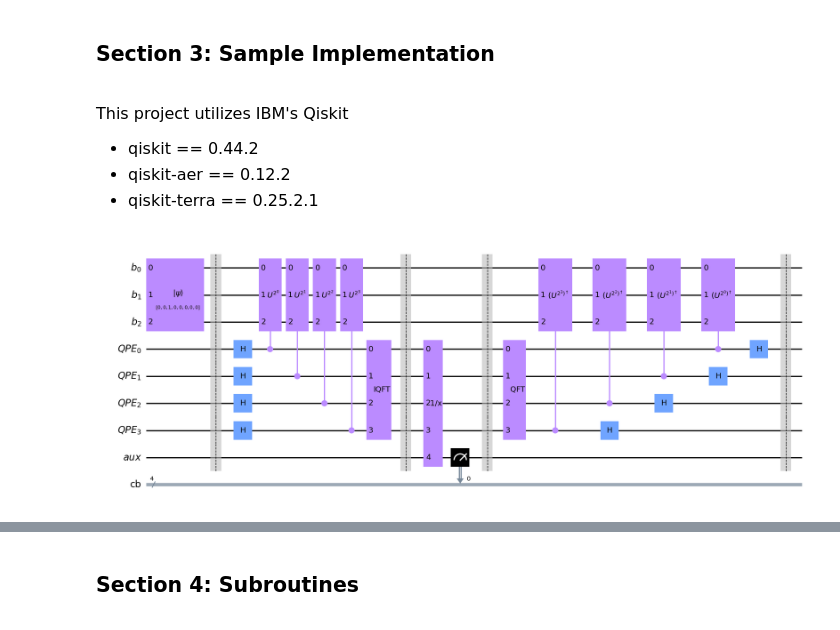
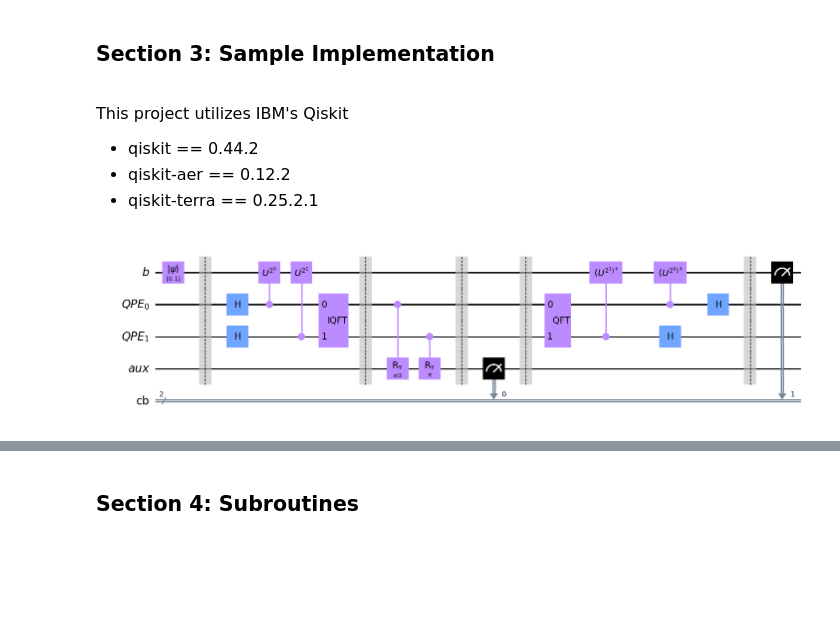
Before and after one commit to sonnyloweus/HHL-Quantum-Linear-Algebra, a Jupyter notebook: QuantumLinearAlgebra_HHL_v2.ipynb, the cells around one changed output, grey strips where cells are left out. Cells and saved outputs as stored; diff of their text form; code cells hidden in the pictures; blank space fills up the shorter version.

Commit message:
Corrected working for 2x2 circuit

```diff
--- a/QuantumLinearAlgebra_HHL_v2.ipynb
+++ b/QuantumLinearAlgebra_HHL_v2.ipynb
@@ -160,6 +161,7 @@ def prepare_hhlparams(
         A: np.ndarray,
         b: np.ndarray,
         tol: float,
+        ev_time: float,
 )-> (np.ndarray, np.ndarray, np.ndarray, int, int):
     if not isinstance(A, np.ndarray) or A.ndim != 2:
         raise TypeError('A must be a 2D numpy matrix')
@@ -178,7 +180,7 @@ def prepare_hhlparams(
     #### CONSTANTS ####
     n = len(b)
     nq = int(np.log(1/tol)) # bits needed for QPE register
-    t = pi # evolution time, multiple of pi
+    t = ev_time # evolution time, multiple of pi
 
     #### PREPARE MATRIX ####
        # HERMITIAN CHECKER #
@@ -209,7 +265,8 @@ def prepare_hhlparams(
 def hhl_circuit(
         A: np.ndarray,
         b: np.ndarray,
-        tol: float = 1e-2,
+        tol: float = 1e-1,
+        t: float = pi,
 ) -> QuantumCircuit:
     """
     :param A: A numpy matrix
@@ -219,7 +276,7 @@ def hhl_circuit(
 
     #### PREPARE REGISTERS + PARAMS ####
     n_og = b.shape[0]
-    A, b, U, nb, nq = prepare_hhlparams(A, b, tol)
+    A, b, U, nb, nq = prepare_hhlparams(A, b, tol, ev_time)
     n_b = QuantumRegister(nb, 'b')
     n_q = QuantumRegister(nq, 'QPE')
     n_a = QuantumRegister(1, 'aux')
@@ -244,18 +301,20 @@ def hhl_circuit(
     qpe_circ.append(QFT(nq, inverse=True), n_q)
     qpe_circ.barrier()
 
-    # EIGENVALUE ROTATION CIRCUIT
-    # eigrot_circ = QuantumCircuit(n_b, n_q, n_a, cb)
-    # for i in range(nq):
-    #     eigrot_circ.cry(thetas[i].real, n_q[i], n_a)
-    # eigrot_circ.barrier()
+    #### EIGENVALUE ROTATION CIRCUIT ####
+    eigenvalues_qpe = QPE_extractor(b,U,nb,nq,tol,t)
+    C_coeff = np.min(eigenvalues_qpe)
+    thetas = 2 * np.arcsin(1/eigenvalues_qpe)
 
-    reciprocal_circuit = ExactReciprocal(nq, 1/(2**nq))
+    eigrot_circ = QuantumCircuit(n_b, n_q, n_a, cb)
+    for i in range(len(thetas)):
+        eigrot_circ.cry(thetas[i], n_q[i], n_a)
+    eigrot_circ.barrier()
 
     #### MEASURING ANCILLA ####
-    measure_circ = QuantumCircuit(n_b, n_q, n_a, cb)
-    measure_circ.measure(n_a, cb[0])
-    measure_circ.barrier()
+    measure_anc_circ = QuantumCircuit(n_b, n_q, n_a, cb)
+    measure_anc_circ.measure(n_a, cb[0])
+    measure_anc_circ.barrier()
 
     #### UNCOMPUTING QPE CIRCUIT ####
     U_dag = np.conj(U.T)
@@ -271,28 +330,32 @@ def hhl_circuit(
     qpe_dag_circ.barrier()
 
     #### MEASURING B ####
-    # measureb_circ = QuantumCircuit(n_b, n_q, n_a, cb)
-    # measureb_circ.measure(n_b, cb[1:])
+    measureb_circ = QuantumCircuit(n_b, n_q, n_a, cb)
+    measureb_circ.measure(n_b, cb[1:])
 
     #### COMPOSING THE CIRCUIT ####
     circuit = init_circ.compose(qpe_circ)
-    circuit = circuit.compose(reciprocal_circuit, qubits=n_q[:] + n_a[:],)
-    circuit = circuit.compose(measure_circ)
+        # circuit = circuit.compose(QPE_verify_circuit(n_b, n_q, n_a, cb))
+    circuit = circuit.compose(eigrot_circ)
+    circuit = circuit.compose(measure_anc_circ)
     circuit = circuit.compose(qpe_dag_circ)
-    # circuit = circuit.compose(measureb_circ)
+    circuit = circuit.compose(measureb_circ)
 
     return A, b, circuit
-
-# A is a 3x3 invertible non hermitian sparse matrix that is well scaled
-A = np.array([[1, 0, 0],
-              [0, 3/4, 1/2],
-              [0, 0, 1/4]])
-b = np.array([0, 0, 1])
-# A = np.array([[3/4, 1/4],
-#               [1/4, 3/4]])
-# b = np.array([0, 1])
-A, b, hhl = hhl_circuit(A, b)
-hhl.draw('mpl')
-# %% [output]
-[figure, removed]
+# %%
+tol = 1e-1
+ev_time = pi
+
+# A is a 3x3 invertible non hermitian sparse matrix that is well scaled
+# A = np.array([[1, 0, 0],
+#               [0, 3/4, 1/2],
+#               [0, 0, 1/4]])
+# b = np.array([0, 0, 1])
+A = np.array([[3/4, 1/4],
+              [1/4, 3/4]])
+b = np.array([0, 1])
+A, b, hhl = hhl_circuit(A, b, tol, ev_time)
+hhl.draw('mpl')
+# %% [output]
+[figure, added]
 # %%
```
Also changed, not shown: parts of 3 cells of this notebook.
